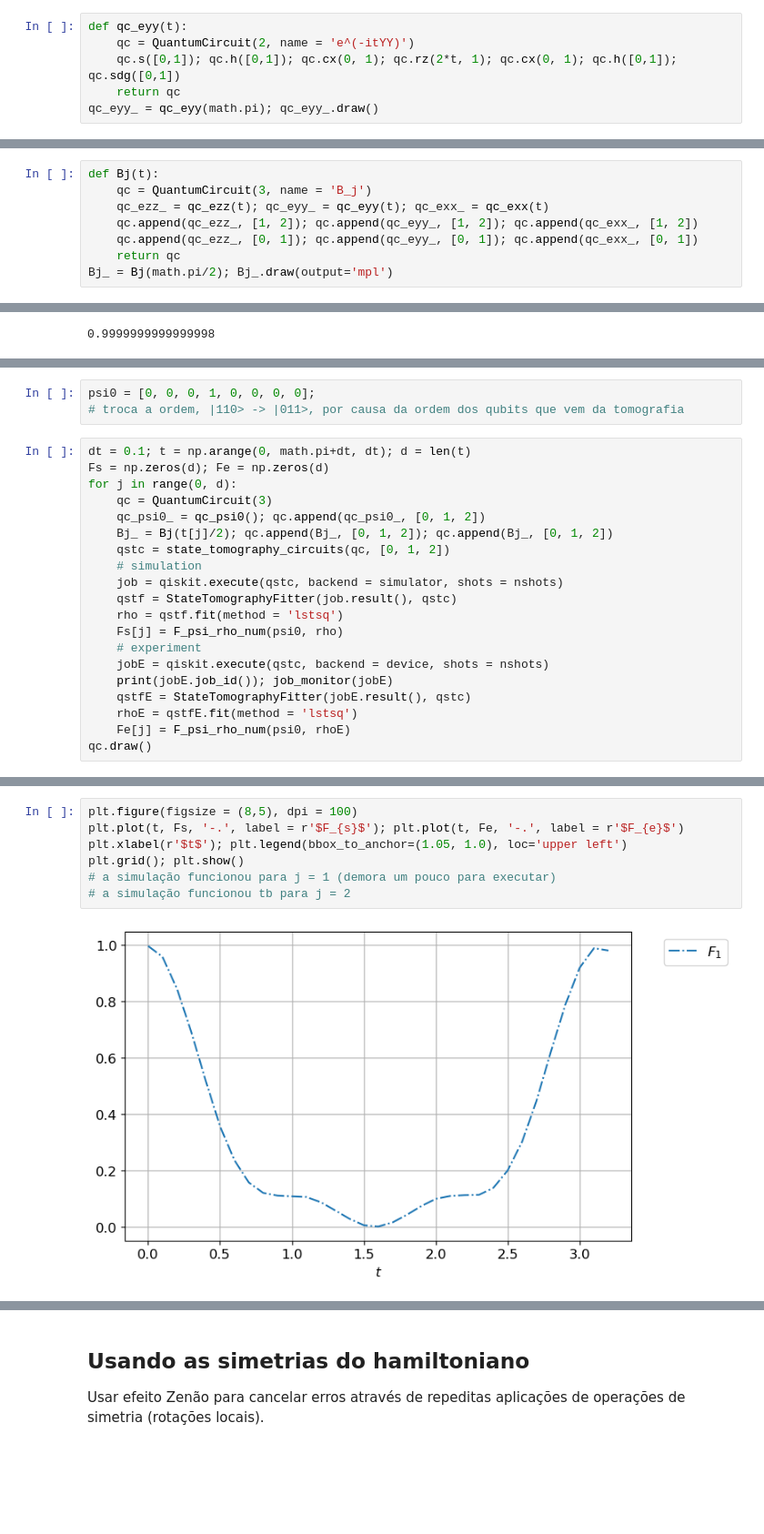
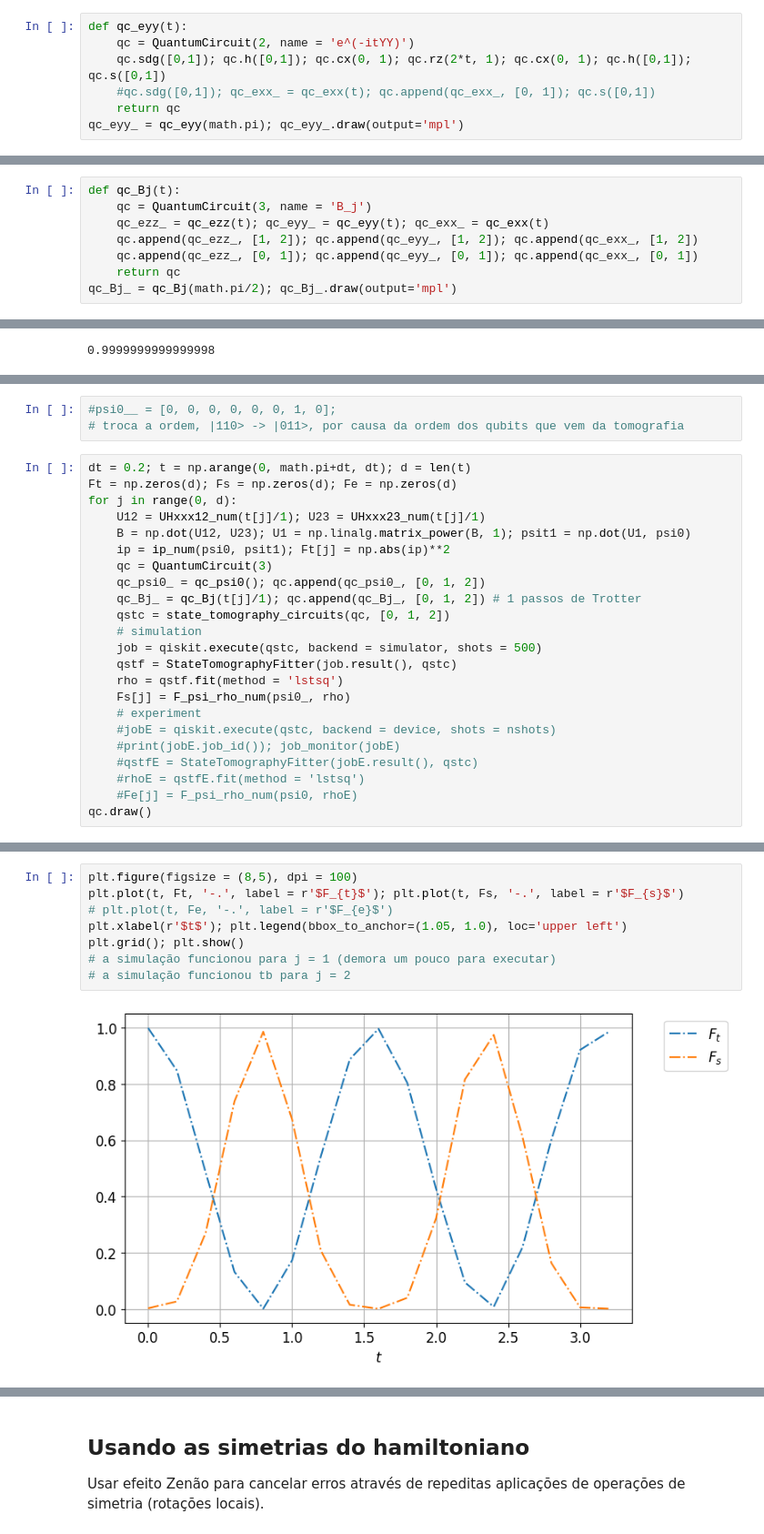
Before and after one commit to abbarreto/qiskit, a Jupyter notebook: 19_trotter.ipynb, the cells around one changed output, grey strips where cells are left out. Shown at 91% size. Cells and saved outputs as stored; diff of their text form; blank space fills up the shorter version.

```diff
--- a/19_trotter.ipynb
+++ b/19_trotter.ipynb
@@ -434,7 +447,8 @@ e^{-itYY} & = e^{-it}(|\oplus\oplus\rangle\langle \oplus\oplus|+|\ominus\ominus\
 # %%
 def qc_eyy(t):
     qc = QuantumCircuit(2, name = 'e^(-itYY)')
-    qc.s([0,1]); qc.h([0,1]); qc.cx(0, 1); qc.rz(2*t, 1); qc.cx(0, 1); qc.h([0,1]); qc.sdg([0,1])
+    qc.sdg([0,1]); qc.h([0,1]); qc.cx(0, 1); qc.rz(2*t, 1); qc.cx(0, 1); qc.h([0,1]); qc.s([0,1])
+    #qc.sdg([0,1]); qc_exx_ = qc_exx(t); qc.append(qc_exx_, [0, 1]); qc.s([0,1])
     return qc
-qc_eyy_ = qc_eyy(math.pi); qc_eyy_.draw()
+qc_eyy_ = qc_eyy(math.pi); qc_eyy_.draw(output='mpl')
 # %% [output]
@@ -446,10 +458,10 @@ q_1: ┤ S ├┤ H ├┤ X ├┤ Rz(2π) ├┤ X ├┤ H ├┤ Sdg ├
 # %%
-def Bj(t):
+def qc_Bj(t):
     qc = QuantumCircuit(3, name = 'B_j')
     qc_ezz_ = qc_ezz(t); qc_eyy_ = qc_eyy(t); qc_exx_ = qc_exx(t)
     qc.append(qc_ezz_, [1, 2]); qc.append(qc_eyy_, [1, 2]); qc.append(qc_exx_, [1, 2])
     qc.append(qc_ezz_, [0, 1]); qc.append(qc_eyy_, [0, 1]); qc.append(qc_exx_, [0, 1])
     return qc
-Bj_ = Bj(math.pi/2); Bj_.draw(output='mpl')
+qc_Bj_ = qc_Bj(math.pi/2); qc_Bj_.draw(output='mpl')
 # %% [output]
 [figure]
@@ -496,24 +528,27 @@ ibmqfactory.load_account:WARNING:2022-01-07 16:27:48,581: Credentials are alread
 # %%
-psi0 = [0, 0, 0, 1, 0, 0, 0, 0];
+#psi0__ = [0, 0, 0, 0, 0, 0, 1, 0];
 # troca a ordem, |110> -> |011>, por causa da ordem dos qubits que vem da tomografia
 # %%
-dt = 0.1; t = np.arange(0, math.pi+dt, dt); d = len(t)
-Fs = np.zeros(d); Fe = np.zeros(d)
+dt = 0.2; t = np.arange(0, math.pi+dt, dt); d = len(t)
+Ft = np.zeros(d); Fs = np.zeros(d); Fe = np.zeros(d)
 for j in range(0, d):
+    U12 = UHxxx12_num(t[j]/1); U23 = UHxxx23_num(t[j]/1)
+    B = np.dot(U12, U23); U1 = np.linalg.matrix_power(B, 1); psit1 = np.dot(U1, psi0)
+    ip = ip_num(psi0, psit1); Ft[j] = np.abs(ip)**2
     qc = QuantumCircuit(3)
     qc_psi0_ = qc_psi0(); qc.append(qc_psi0_, [0, 1, 2])
-    Bj_ = Bj(t[j]/2); qc.append(Bj_, [0, 1, 2]); qc.append(Bj_, [0, 1, 2])
+    qc_Bj_ = qc_Bj(t[j]/1); qc.append(qc_Bj_, [0, 1, 2]) # 1 passos de Trotter
     qstc = state_tomography_circuits(qc, [0, 1, 2])
     # simulation
-    job = qiskit.execute(qstc, backend = simulator, shots = nshots)
+    job = qiskit.execute(qstc, backend = simulator, shots = 500)
     qstf = StateTomographyFitter(job.result(), qstc)
     rho = qstf.fit(method = 'lstsq')
-    Fs[j] = F_psi_rho_num(psi0, rho)
+    Fs[j] = F_psi_rho_num(psi0_, rho)
     # experiment
-    jobE = qiskit.execute(qstc, backend = device, shots = nshots)
-    print(jobE.job_id()); job_monitor(jobE)
-    qstfE = StateTomographyFitter(jobE.result(), qstc)
-    rhoE = qstfE.fit(method = 'lstsq')
-    Fe[j] = F_psi_rho_num(psi0, rhoE)
+    #jobE = qiskit.execute(qstc, backend = device, shots = nshots)
+    #print(jobE.job_id()); job_monitor(jobE)
+    #qstfE = StateTomographyFitter(jobE.result(), qstc)
+    #rhoE = qstfE.fit(method = 'lstsq')
+    #Fe[j] = F_psi_rho_num(psi0, rhoE)
 qc.draw()
 # %% [output]
@@ -522,9 +562,10 @@ Job Status: job is queued (1)
 # %%
 plt.figure(figsize = (8,5), dpi = 100)
-plt.plot(t, Fs, '-.', label = r'$F_{s}$'); plt.plot(t, Fe, '-.', label = r'$F_{e}$')
+plt.plot(t, Ft, '-.', label = r'$F_{t}$'); plt.plot(t, Fs, '-.', label = r'$F_{s}$')
+# plt.plot(t, Fe, '-.', label = r'$F_{e}$')
 plt.xlabel(r'$t$'); plt.legend(bbox_to_anchor=(1.05, 1.0), loc='upper left')
 plt.grid(); plt.show()
 # a simulação funcionou para j = 1 (demora um pouco para executar)
 # a simulação funcionou tb para j = 2
 # %% [output]
-[figure, old version]
+[figure, new version]
```
Also changed, not shown: parts of 39 cells of this notebook, 4 other files.
